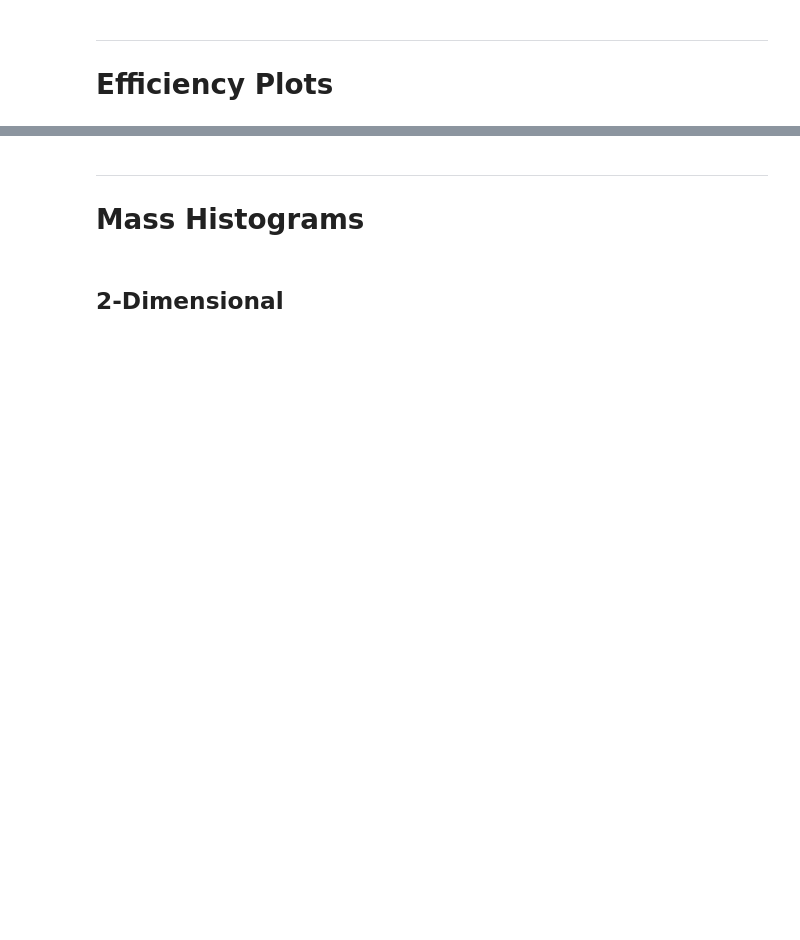
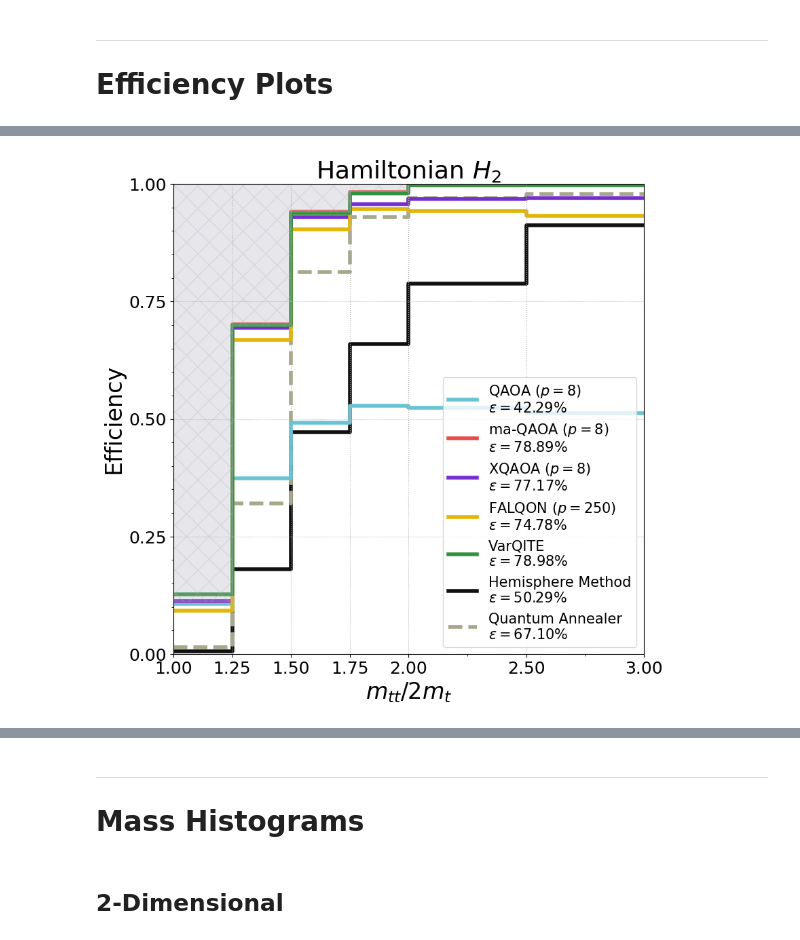
Before and after one commit to crumpstrr33/collider_combinatorics_with_QAs, a Jupyter notebook: analysis.ipynb, the cells around one changed output, grey strips where cells are left out. Cells and saved outputs as stored; diff of their text form; code cells hidden in the pictures; blank space fills up the shorter version.

```diff
--- a/analysis.ipynb
+++ b/analysis.ipynb
@@ -445,0 +495,84 @@ plt.tight_layout()
+# %%
+legend = True
+plot_annealer = True
+plot_hemisphere = True
+
+# Figure for mean probability per bin
+fig1, ax1 = plt.subplots(figsize=(9, 9))
+init_efficiency_plot(ax=ax1)
+# Figure for efficiency per bin
+fig2, axes2 = plt.subplots(figsize=(27, 9), ncols=3, sharey=True)
+fig2.subplots_adjust(wspace=0)
+for ind, ax in enumerate(axes2):
+    init_efficiency_plot(ax=ax, labely=not ind)
+    if ind:
+        ax.tick_params(which="both", left=False, labelleft=False)
+
+
+eff_conf_str, label_buffer = "", 15
+iterable = zip(cor_effs, min_effs, cor_probs, min_probs, infos)
+for cor_eff, min_eff, cor_prob, min_prob, info in iterable:
+    alg, depth = info["alg"], info["depth"]
+    params = get_params(alg, depth, [cor_eff, min_eff, cor_prob, min_prob])
+    d = {"color": params[0], "ls": params[1]}
+    # Plot correct efficiency
+    make_efficiency_plot(ax1, cor_eff, lw=4, zorder=1, label=params[2], **d)
+    # Plot minimum efficiency
+    make_efficiency_plot(axes2[0], min_eff, lw=4, zorder=1, label=params[3], **d)
+    # Plot correct probabilities
+    make_efficiency_plot(axes2[1], cor_prob, lw=4, zorder=1, label=params[4], **d)
+    # Plot minimum probabilities
+    make_efficiency_plot(axes2[2], min_prob, lw=4, zorder=1, label=params[5], **d)
+
+    # Print stuff out
+    print(f"{alg} [p={depth}]")
+    print(f"Correct efficiency: [{', '.join([f'{e:.3f}' for e in cor_eff])}]")
+    print(f"Minimum efficiency: [{', '.join([f'{e:.3f}' for e in min_eff])}]")
+    print(f"Correct Prob      : [{', '.join([f'{p:.3f}' for p in cor_prob])}]")
+    print(f"Minimum Prob      : [{', '.join([f'{p:.3f}' for p in min_prob])}]\n")
+
+# Plot efficiency for hemisphere method
+if plot_hemisphere:
+    # We have only one etype, e.g. `ttbar`. Need another approach if not
+    hemi_eff = data_dict["ttbar"]["parton"]["hemi_eff"]
+    make_efficiency_plot(
+        ax=ax1,
+        efficiency=hemi_eff,
+        c=COLORS["hemisphere"],
+        ls=LSS["hemisphere"][0],
+        lw=4,
+        label=f"Hemisphere Method\n$\\epsilon={100 * np.mean(hemi_eff):.2f}$%",
+        zorder=0,
+    )
+
+# Plot quantum annealer data
+if plot_annealer:
+    make_efficiency_plot(
+        ax=ax1,
+        efficiency=annealer_eff,
+        c=COLORS["annealer"],
+        ls=LSS["annealer"],
+        lw=4,
+        label=f"Quantum Annealer\n$\\epsilon={100 * np.mean(annealer_eff):.2f}$%",
+        zorder=0,
+    )
+
+# Plot maximum
+make_efficiency_plot(
+    ax=ax1,
+    efficiency=data_dict[etype][dtype][f"{ham}_eff"],
+    color=FILL_KWARGS["color"],
+    zorder=0,
+    fill=True,
+    fill_kwargs=FILL_KWARGS,
+)
+
+ax1.set_title(rf"Hamiltonian ${'_'.join(list(ham))}$")
+axes2[0].set_title("Min Eff")
+axes2[1].set_title("Cor Prob")
+axes2[2].set_title("Min Prob")
+
+
+if legend:
+    ax1.legend(loc="lower right")
+# %% [output]
@@ -445,0 +596 @@ plt.tight_layout()
+[figure, added]
```
Also changed, not shown: parts of 74 cells of this notebook.
